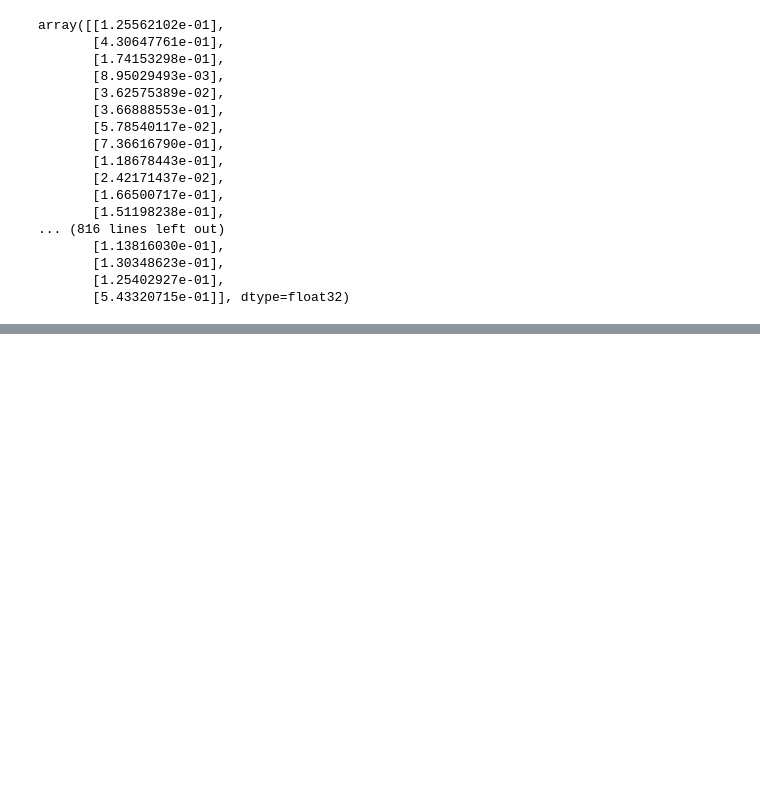
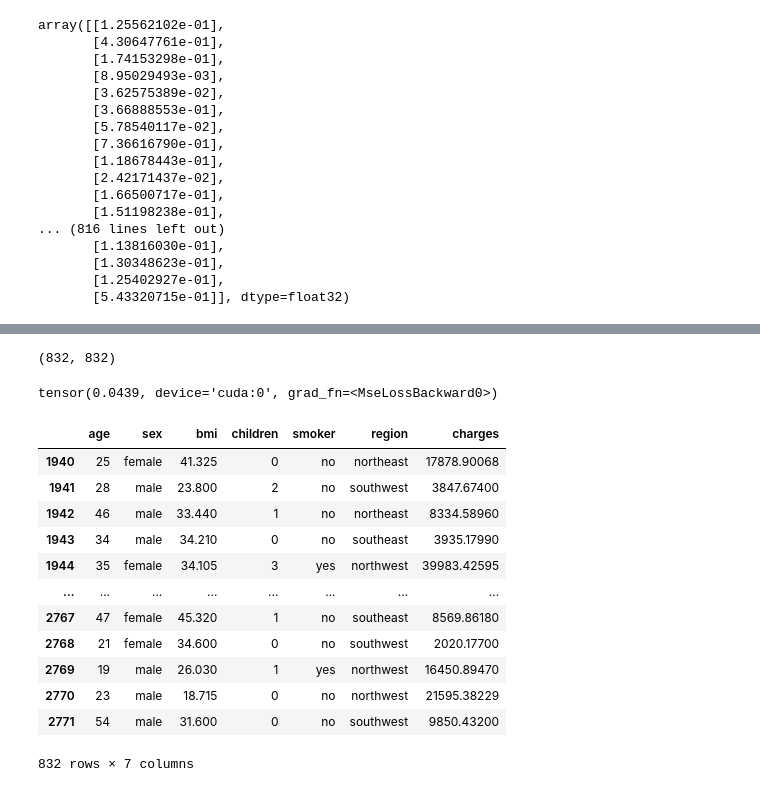
Before and after one commit to csana23/learning, a Jupyter notebook: random/linear_inference.ipynb, the cells around one changed output, grey strips where cells are left out. Drawn from its saved outputs; the diff is of its cells as text; code cells hidden in the pictures; blank space fills up the shorter version.

```diff
--- a/random/linear_inference.ipynb
+++ b/random/linear_inference.ipynb
@@ -83,0 +77,38 @@ RecursiveScriptModule(
+# %%
+len(x_test), len(y_test)
+# %% [output]
+(832, 832)
+# %%
+# inference model on whole test set
+import torch.nn as nn
+
+criterion = nn.MSELoss()
+
+inputs = torch.from_numpy(x_test).to(device)
+labels = torch.from_numpy(y_test).to(device)
+
+outputs = model(inputs)
+
+loss = criterion(outputs, labels)
+
+loss
+# %% [output]
+tensor(0.0439, device='cuda:0', grad_fn=<MseLossBackward0>)
+# %%
+# denormalize outputs
+df_test = df[len(y_train):]
+df_test
+# %% [output]
+|  | age | sex | bmi | children | smoker | region | charges |
+| 1940 | 25 | female | 41.325 | 0 | no | northeast | 17878.90068 |
+| 1941 | 28 | male | 23.800 | 2 | no | southwest | 3847.67400 |
+| 1942 | 46 | male | 33.440 | 1 | no | northeast | 8334.58960 |
+| 1943 | 34 | male | 34.210 | 0 | no | southeast | 3935.17990 |
+| 1944 | 35 | female | 34.105 | 3 | yes | northwest | 39983.42595 |
+| ... | ... | ... | ... | ... | ... | ... | ... |
+| 2767 | 47 | female | 45.320 | 1 | no | southeast | 8569.86180 |
+| 2768 | 21 | female | 34.600 | 0 | no | southwest | 2020.17700 |
+| 2769 | 19 | male | 26.030 | 1 | yes | northwest | 16450.89470 |
+| 2770 | 23 | male | 18.715 | 0 | no | northwest | 21595.38229 |
+| 2771 | 54 | male | 31.600 | 0 | no | southwest | 9850.43200 |
+832 rows × 7 columns
```
Also changed, not shown: parts of 10 cells of this notebook, 1 other file.
